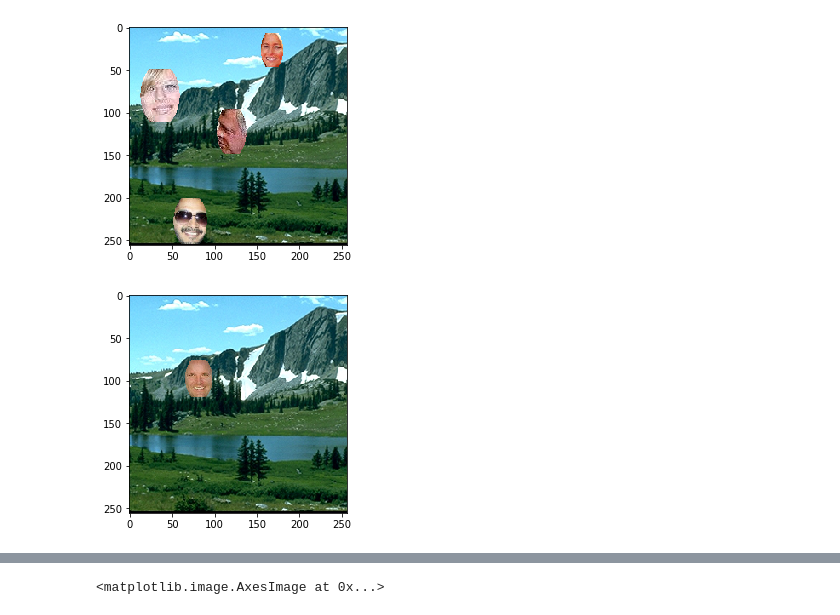
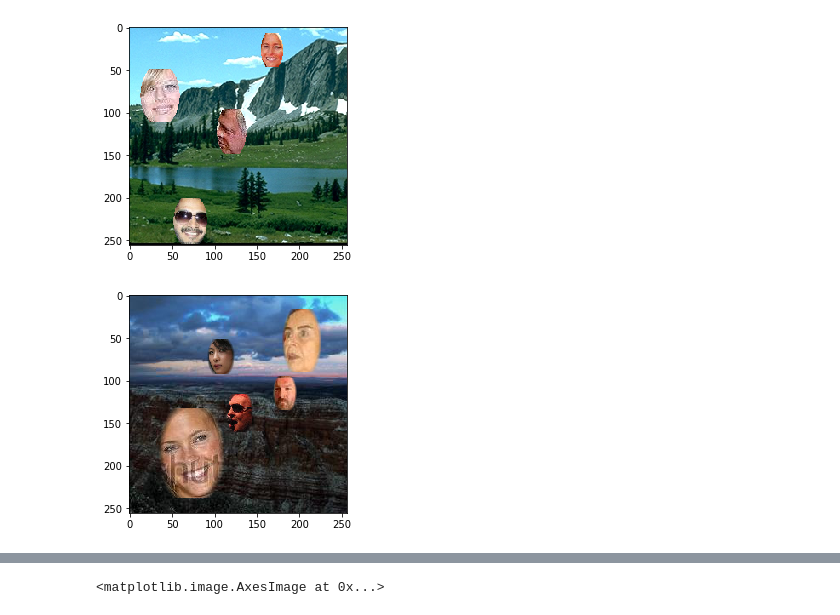
Before and after one commit to ssaz5/floating_head_generation, a Jupyter notebook: DataGeneration.ipynb, the cells around one changed output, grey strips where cells are left out. Drawn from its saved outputs; the diff is of its cells as text; code cells hidden in the pictures.

```diff
--- a/DataGeneration.ipynb
+++ b/DataGeneration.ipynb
@@ -32,16 +30,17 @@ back = backgrounds[200]
 # %%
+back = backgrounds[np.random.randint(0,len(backgrounds))]
 test_bg = Background('Backgrounds/'+back)
 test_bg.overlap_threshold  = 0
-tweaker = 0.4
+tweaker = 1
 weights = (tweaker*2,tweaker*2.5)
-test_bg.set_kernal_weights(weights)
 print(test_bg.overlap_threshold)
 no_faces = 5
 faces_rand = np.random.randint(num_faces, size=(no_faces))
 
 for face in faces_rand:
 #     print(face)
-    test_bg.place_face('cropped/' + faces[face], blur=True)
+#     test_bg.place_face('cropped/' + faces[face], blur=False, kernal_weights = weights)
+    test_bg.place_face('cropped/' + faces[face], blur=True, kernal_weights = weights)
 
 test_bg.show()
 # %% [output]
@@ -77,20 +135,19 @@ for back in backgrounds:
 [figure]
 # %%
 count = 0
-tweaker = 0.4
+tweaker = 1
 weights = (tweaker*2,tweaker*2.5)
 
 for back in backgrounds:
     bg = Background('Backgrounds/'+back)
     bg.overlap_threshold = 0
-    bg.set_kernal_weights(weights)
     no_faces = np.random.randint(1, 6)
     faces_rand = np.random.randint(num_faces, size=(no_faces))
     for face in faces_rand:
-        bg.place_face('cropped/'+faces[face] , blur=True)
+        bg.place_face('cropped/'+faces[face] , blur=True, kernal_weights = weights)
         bg.show()
     bg.save('output_blurred/')
     count = count+1
 #     print(count)
 # %% [output]
-[figure, old version]
+[figure, new version]
```
Also changed, not shown: parts of 8 cells of this notebook, 1 other file.
